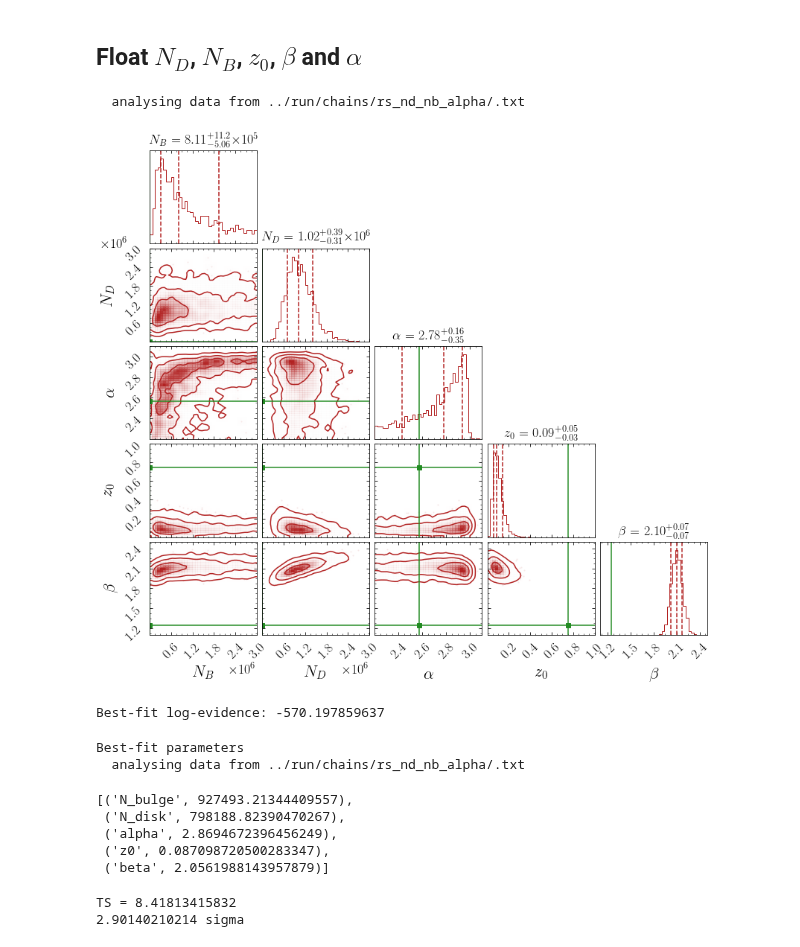
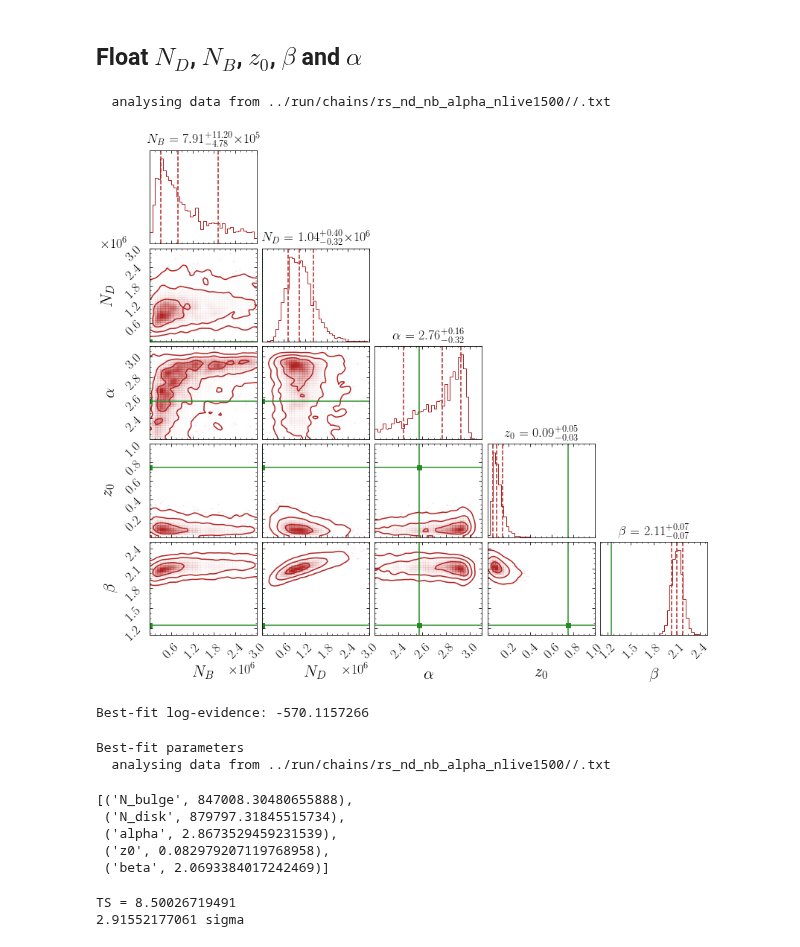
Before and after one commit to bsafdi/GCE-2FIG, a Jupyter notebook: notebooks/4_Full_Scans.ipynb, the cells around one changed output. Cells and saved outputs as stored; diff of their text form; code cells hidden in the pictures.

```diff
--- a/notebooks/4_Full_Scans.ipynb
+++ b/notebooks/4_Full_Scans.ipynb
@@ -125,36 +125,36 @@ floated_param_priors = [[0,3000000],[0,3000000],[2.1,5.0],[0.01,2.0],[1.1,3.0]]
 # %%
 rs_nd_nb_alpha = run_scan(fixed_params, fixed_param_vals, floated_params, floated_param_priors, Ns = 200, Nang = 10, share_betas=True, use_prior=True)
 # %%
-chains_dir='../run/chains/rs_nd_nb_alpha/'
+chains_dir='../run/chains/rs_nd_nb_alpha_nlive1500//'
 # %%
 lge_nd_nb_alpha = rs_nd_nb_alpha.get_bestfit_lge(chains_dir=chains_dir)
 # %% [output]
-  analysing data from ../run/chains/rs_nd_nb_alpha/.txt
+  analysing data from ../run/chains/rs_nd_nb_alpha_nlive1500//.txt
 # %%
-rs_nd_nb_alpha.plot_corner(labels = ['$N_B$','$N_D$','$\\alpha$','$z_0$','$\\beta$'], truths = [1370, 3610, 2.57, 0.75, 1.25], param_range = [(1e2,3e6),(1e2,3e6),(2.2,3.1),(0,1),(1.1,2.5)], chains_dir=chains_dir)
+rs_nd_nb_alpha.plot_corner(labels = ['$N_B$','$N_D$','$\\alpha$','$z_0$','$\\beta$'], truths = [1370, 3610, 2.57, 0.75, 1.25], param_range = [(-3e5,3e6),(1e2,3e6),(2.2,3.1),(0,1),(1.1,2.5)], chains_dir=chains_dir)
 plt.subplots_adjust(bottom = .2)
 plt.savefig("plots/rs_nd_nb_alpha.pdf")
 # %% [output]
-[figure, old version]
+[figure, new version]
 # %%
 print "Best-fit log-evidence:",2*lge_nd_nb_alpha
 # %% [output]
-Best-fit log-evidence: -570.197859637
+Best-fit log-evidence: -570.1157266
 # %%
 print "Best-fit parameters"
 zip(floated_params, rs_nd_nb_alpha.get_bestfit_params(chains_dir))
 # %% [output]
 Best-fit parameters
-  analysing data from ../run/chains/rs_nd_nb_alpha/.txt
+  analysing data from ../run/chains/rs_nd_nb_alpha_nlive1500//.txt
-[('N_bulge', 927493.21344409557),
- ('N_disk', 798188.82390470267),
- ('alpha', 2.8694672396456249),
- ('z0', 0.087098720500283347),
- ('beta', 2.0561988143957879)]
+[('N_bulge', 847008.30480655888),
+ ('N_disk', 879797.31845515734),
+ ('alpha', 2.8673529459231539),
+ ('z0', 0.082979207119768958),
+ ('beta', 2.0693384017242469)]
 # %%
 TS = 2*(lge_nd_nb_alpha - lge_nd)
 print "TS =", TS
 print np.sqrt(TS), "sigma"
 # %% [output]
-TS = 8.41813415832
-2.90140210214 sigma
+TS = 8.50026719491
+2.91552177061 sigma
```
Also changed, not shown: parts of 2 cells of this notebook, 31 other files.
